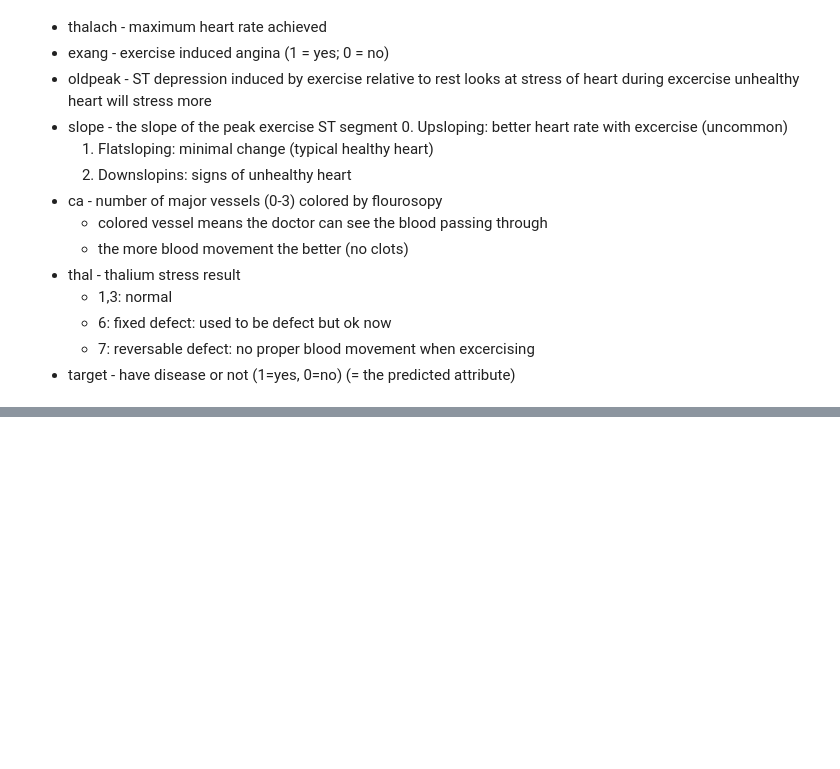
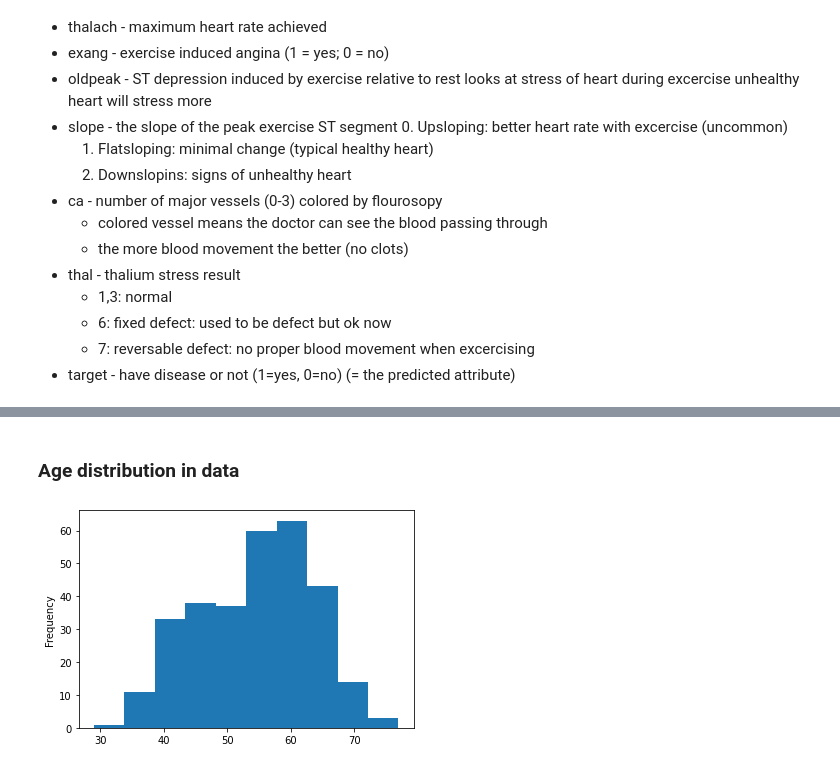
Before and after one commit to Jayk5/ML-project, a Jupyter notebook: Heart Disease detection.ipynb, the cells around one changed output, grey strips where cells are left out. Cells and saved outputs as stored; diff of their text form; code cells hidden in the pictures; blank space fills up the shorter version.

```diff
--- a/Heart Disease detection.ipynb
+++ b/Heart Disease detection.ipynb
@@ -69,0 +172,6 @@ import seaborn as sns
+# %% [markdown]
+### Age distribution in data
+# %%
+df.age.plot.hist();
+# %% [output]
+[figure, added]
```
Also changed, not shown: parts of 26 cells of this notebook.
